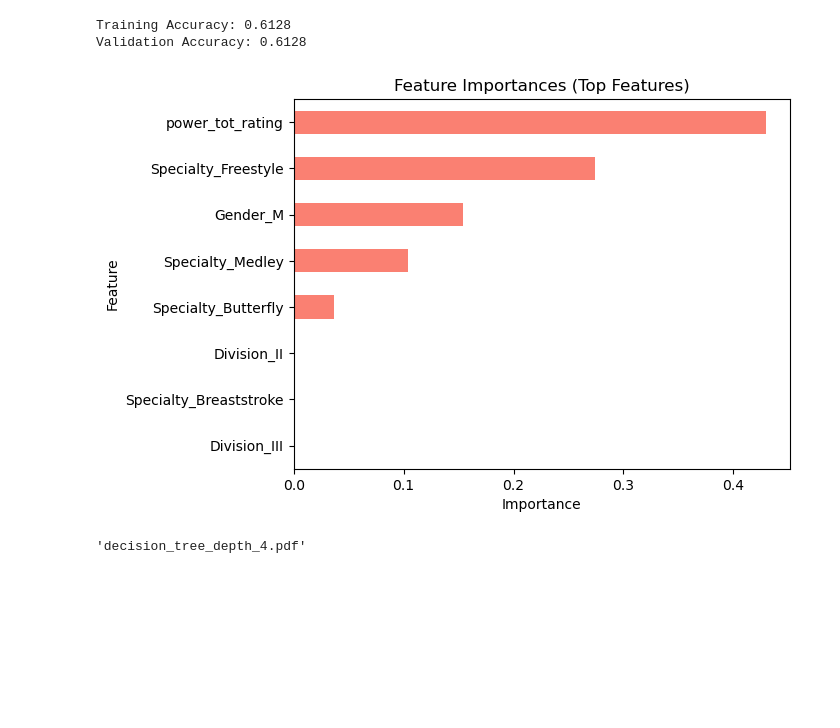
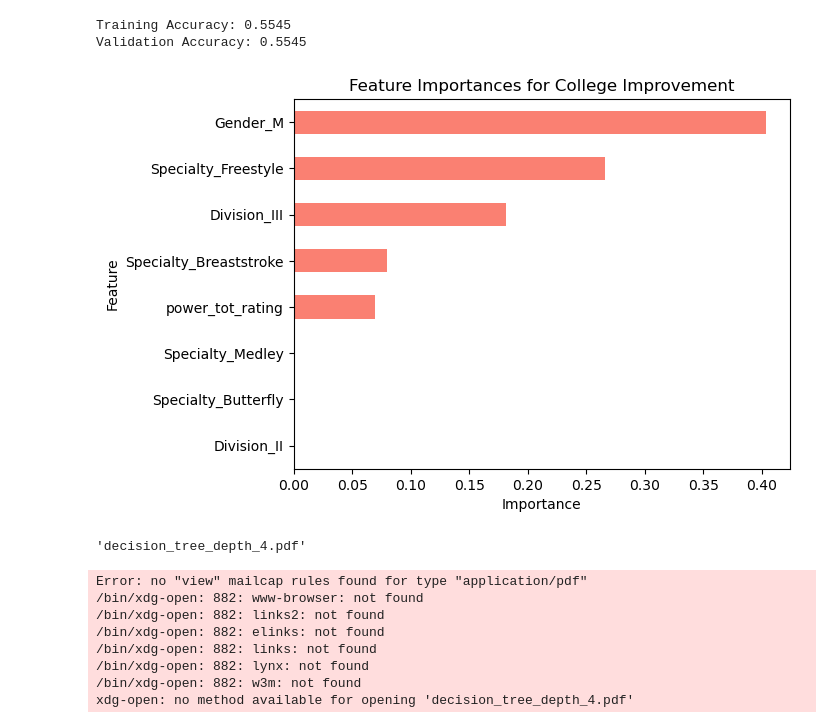
Before and after one commit to rhit-calviet/Swim-Analysis, a Jupyter notebook: Main/ImprovementInCollege_DTree.ipynb, the cells around one changed output. Drawn from its saved outputs; the diff is of its cells as text; code cells hidden in the pictures; blank space fills up the shorter version.

```diff
--- a/Main/ImprovementInCollege_DTree.ipynb
+++ b/Main/ImprovementInCollege_DTree.ipynb
@@ -205,7 +196,7 @@ X = encoded_df
 y = df_summary['ImprovementBin']
 
 # Create a DecisionTreeClassifier model with max_depth=4
-dtree = DecisionTreeClassifier(max_depth=4, random_state=0)
+dtree = DecisionTreeClassifier(max_depth=3, random_state=0)
 
 # Fit the model to the data
 dtree.fit(X, y)
@@ -218,35 +209,43 @@ val_accuracy = dtree.score(X, y)  # Note: this is using the same data as trainin
 print(f"Training Accuracy: {train_accuracy:.4f}")
 print(f"Validation Accuracy: {val_accuracy:.4f}")
 
 # Step 5: Feature importances for the decision tree
 feature_importances = dtree.feature_importances_
 
 # Create a DataFrame to display feature importances
 df_importances = pd.DataFrame({
     'Feature': encoded_df.columns,
     'Importance': feature_importances
 })
 
 # Sort by importance
 df_importances = df_importances.sort_values(by='Importance', ascending=False)
 
 # Step 6: Plot Feature Importances as a Bar Chart
 df_importances.sort_values(by='Importance', ascending=True).plot.barh(x='Feature', y='Importance', color='salmon', legend=False)
-plt.title('Feature Importances (Top Features)')
+plt.title('Feature Importances for College Improvement')
 plt.xlabel('Importance')
 plt.show()
 
 # Step 7: Visualize the Decision Tree using Graphviz
 dot_data = export_graphviz(dtree, out_file=None,
                            feature_names=encoded_df.columns,
                            class_names=['Lower', 'Higher'],
                            filled=True, rounded=True,
                            special_characters=True)
 graph = graphviz.Source(dot_data)
 graph.render('decision_tree_depth_4', format='png', cleanup=True)  # Saves the tree image as PNG
 graph.view()  # Opens the tree visualization
 # %% [output]
-Training Accuracy: 0.6128
-Validation Accuracy: 0.6128
+Training Accuracy: 0.5545
+Validation Accuracy: 0.5545
-[figure, old version]
+[figure, new version]
 'decision_tree_depth_4.pdf'
+Error: no "view" mailcap rules found for type "application/pdf"
+/bin/xdg-open: 882: www-browser: not found
+/bin/xdg-open: 882: links2: not found
+/bin/xdg-open: 882: elinks: not found
+/bin/xdg-open: 882: links: not found
+/bin/xdg-open: 882: lynx: not found
+/bin/xdg-open: 882: w3m: not found
+xdg-open: no method available for opening 'decision_tree_depth_4.pdf'
```
Also changed, not shown: parts of 2 cells of this notebook.
